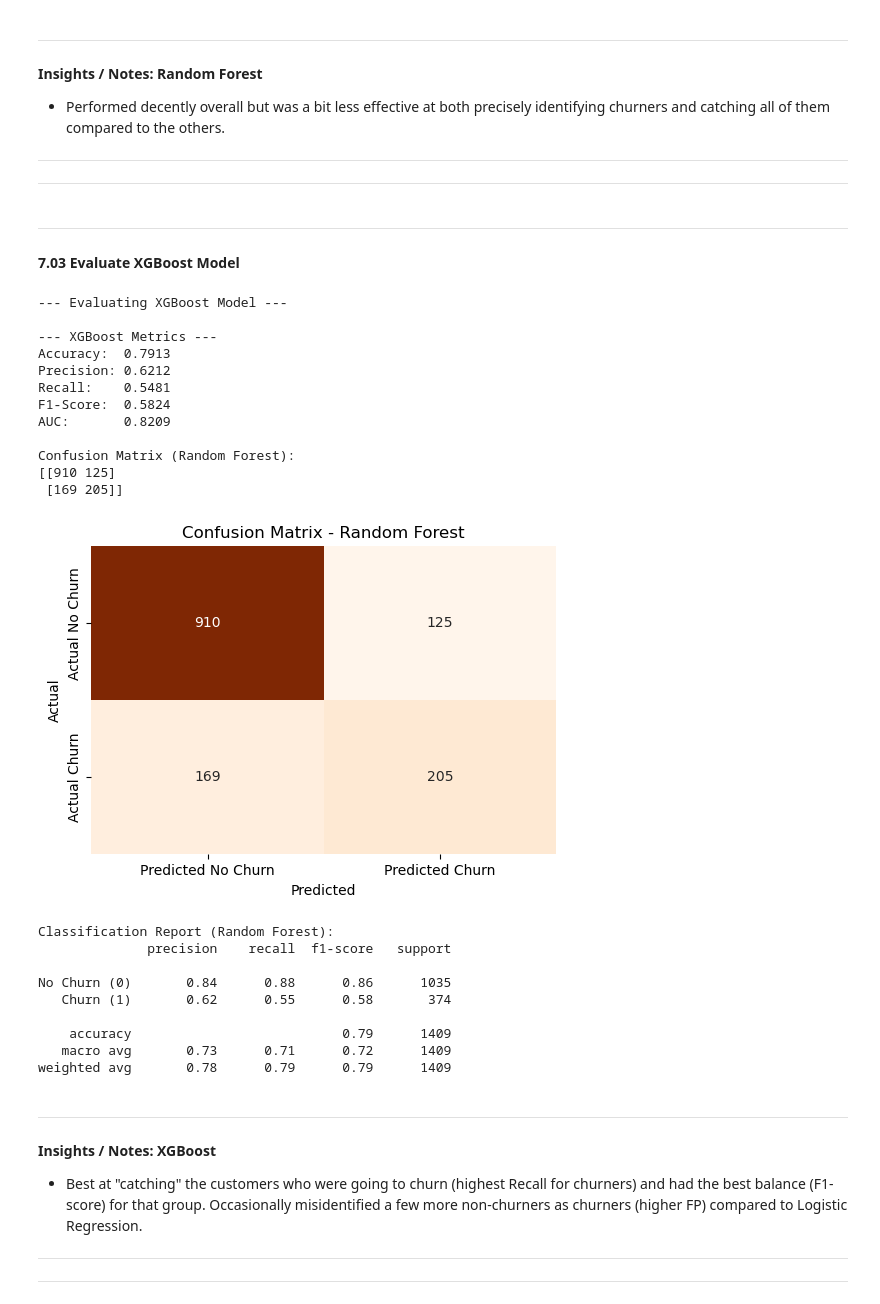
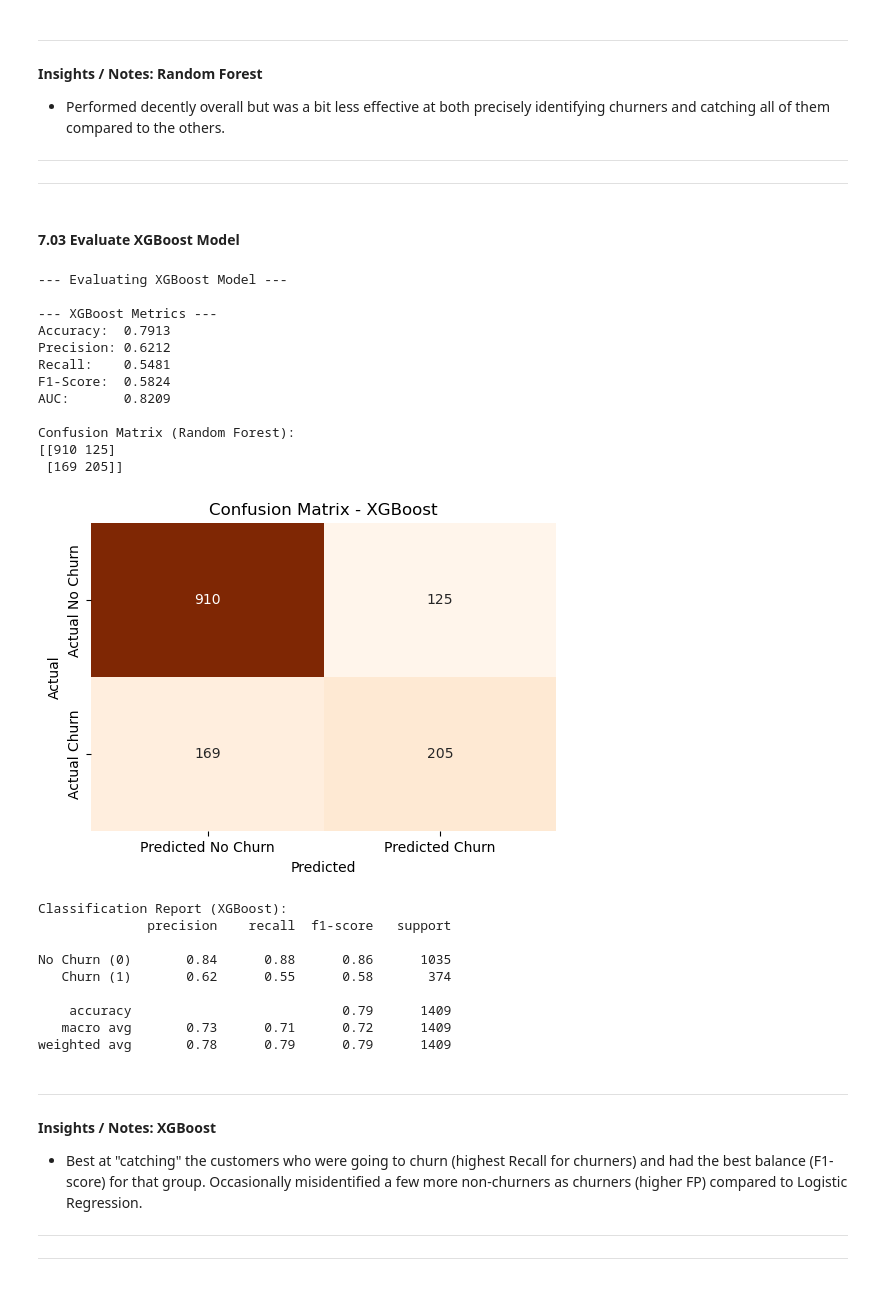
Before and after one commit to comaverick18/customer-churn-ai, a Jupyter notebook: notebooks/day-6-7-model_training_eval.ipynb, the cells around one changed output. Cells and saved outputs as stored; diff of their text form; code cells hidden in the pictures.

```diff
--- a/notebooks/day-6-7-model_training_eval.ipynb
+++ b/notebooks/day-6-7-model_training_eval.ipynb
@@ -372,7 +372,6 @@ weighted avg       0.77      0.78      0.77      1409
 ---
 ---
 # %% [markdown]
----
 #### 7.03 Evaluate XGBoost Model
 # %%
 # 1. Make predictions on the test set
@@ -399,37 +398,37 @@ print(f"AUC:       {auc_xgb:.4f}")
 
 # 4. Display Confusion Matrix
 print("\nConfusion Matrix (Random Forest):")
 cm_xgb = confusion_matrix(y_test, y_pred_xgb)
 print(cm_xgb)
 
 # For a more visual display of the confusion matrix (optional, but nice):
 plt.figure(figsize=(6,4))
 sns.heatmap(cm_xgb, annot=True, fmt='d', cmap='Oranges', cbar=False,
             xticklabels=['Predicted No Churn', 'Predicted Churn'],
             yticklabels=['Actual No Churn', 'Actual Churn'])
-plt.title('Confusion Matrix - Random Forest')
+plt.title('Confusion Matrix - XGBoost')
 plt.ylabel('Actual')
 plt.xlabel('Predicted')
 plt.show()
 
 # 5. Display Classification Report (provides precision, recall, f1-score per class)
-print("\nClassification Report (Random Forest):")
+print("\nClassification Report (XGBoost):")
 print(classification_report(y_test, y_pred_xgb, target_names=['No Churn (0)', 'Churn (1)']))
 # %% [output]
 --- Evaluating XGBoost Model ---
 
 --- XGBoost Metrics ---
 Accuracy:  0.7913
 Precision: 0.6212
 Recall:    0.5481
 F1-Score:  0.5824
 AUC:       0.8209
 
 Confusion Matrix (Random Forest):
 [[910 125]
  [169 205]]
-[figure, old version]
+[figure, new version]
-Classification Report (Random Forest):
+Classification Report (XGBoost):
               precision    recall  f1-score   support
 
 No Churn (0)       0.84      0.88      0.86      1035
```
Also changed, not shown: parts of 6 cells of this notebook, 1 other file.
